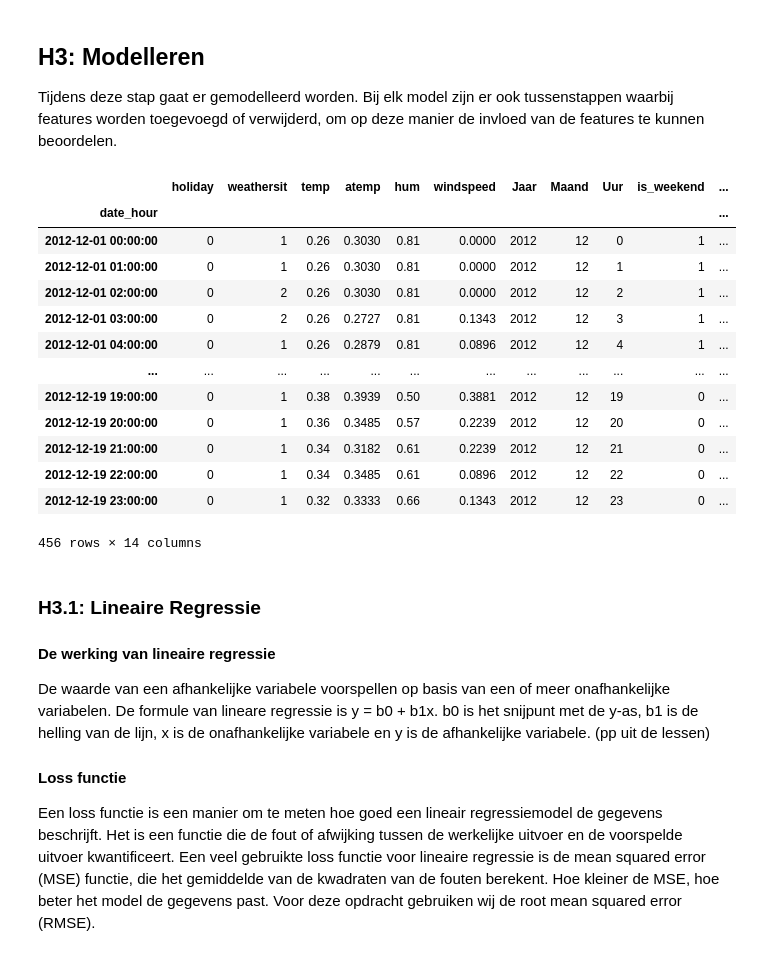
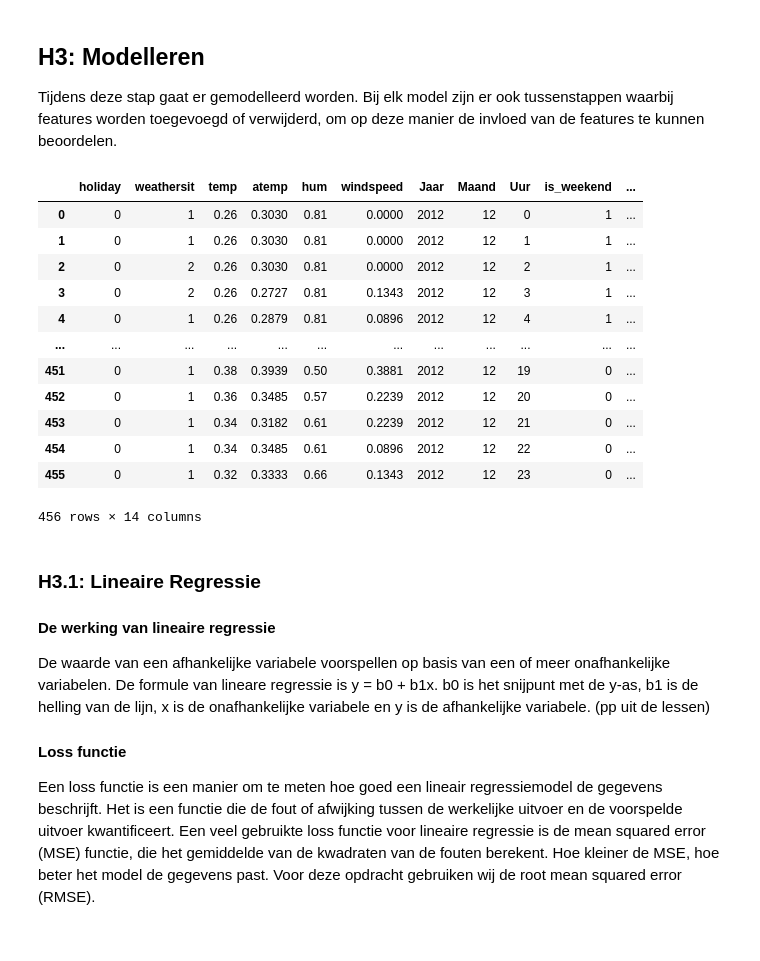
Before and after one commit to BJHeemskerk/MachineLearning, a Jupyter notebook: Verhuuraantallen/Opdracht 2.ipynb, the cells around one changed output. Drawn from its saved outputs; the diff is of its cells as text; code cells hidden in the pictures.

```diff
--- a/Verhuuraantallen/Opdracht 2.ipynb
+++ b/Verhuuraantallen/Opdracht 2.ipynb
@@ -881,25 +879,25 @@ Het voordeel aan boxplots is dat er per waarde op de x-as een verdeling wordt ge
 ## **H3: Modelleren** <a name='h3'></a>
 
 Tijdens deze stap gaat er gemodelleerd worden. Bij elk model zijn er ook tussenstappen waarbij features worden toegevoegd of verwijderd, om op deze manier de invloed van de features te kunnen beoordelen.
-# %%
-df_test = data_voorbereiding(data_test, 'date_hour')
-df_test = df_test.set_index('date_hour').asfreq('H')
-df_test
-# %% [output]
-|  | holiday | weathersit | temp | atemp | hum | windspeed | Jaar | Maand | Uur | is_weekend | ... |
-| date_hour |  |  |  |  |  |  |  |  |  |  | ... |
-| 2012-12-01 00:00:00 | 0 | 1 | 0.26 | 0.3030 | 0.81 | 0.0000 | 2012 | 12 | 0 | 1 | ... |
-| 2012-12-01 01:00:00 | 0 | 1 | 0.26 | 0.3030 | 0.81 | 0.0000 | 2012 | 12 | 1 | 1 | ... |
-| 2012-12-01 02:00:00 | 0 | 2 | 0.26 | 0.3030 | 0.81 | 0.0000 | 2012 | 12 | 2 | 1 | ... |
-| 2012-12-01 03:00:00 | 0 | 2 | 0.26 | 0.2727 | 0.81 | 0.1343 | 2012 | 12 | 3 | 1 | ... |
-| 2012-12-01 04:00:00 | 0 | 1 | 0.26 | 0.2879 | 0.81 | 0.0896 | 2012 | 12 | 4 | 1 | ... |
-| ... | ... | ... | ... | ... | ... | ... | ... | ... | ... | ... | ... |
-| 2012-12-19 19:00:00 | 0 | 1 | 0.38 | 0.3939 | 0.50 | 0.3881 | 2012 | 12 | 19 | 0 | ... |
-| 2012-12-19 20:00:00 | 0 | 1 | 0.36 | 0.3485 | 0.57 | 0.2239 | 2012 | 12 | 20 | 0 | ... |
-| 2012-12-19 21:00:00 | 0 | 1 | 0.34 | 0.3182 | 0.61 | 0.2239 | 2012 | 12 | 21 | 0 | ... |
-| 2012-12-19 22:00:00 | 0 | 1 | 0.34 | 0.3485 | 0.61 | 0.0896 | 2012 | 12 | 22 | 0 | ... |
-| 2012-12-19 23:00:00 | 0 | 1 | 0.32 | 0.3333 | 0.66 | 0.1343 | 2012 | 12 | 23 | 0 | ... |
-456 rows × 14 columns
+# %%
+# Aanpassen van de test dataset
+df_test = data_voorbereiding(data_test, 'date_hour')
+df_test.drop('date_hour', axis=1, inplace=True)
+df_test
+# %% [output]
+|  | holiday | weathersit | temp | atemp | hum | windspeed | Jaar | Maand | Uur | is_weekend | ... |
+| 0 | 0 | 1 | 0.26 | 0.3030 | 0.81 | 0.0000 | 2012 | 12 | 0 | 1 | ... |
+| 1 | 0 | 1 | 0.26 | 0.3030 | 0.81 | 0.0000 | 2012 | 12 | 1 | 1 | ... |
+| 2 | 0 | 2 | 0.26 | 0.3030 | 0.81 | 0.0000 | 2012 | 12 | 2 | 1 | ... |
+| 3 | 0 | 2 | 0.26 | 0.2727 | 0.81 | 0.1343 | 2012 | 12 | 3 | 1 | ... |
+| 4 | 0 | 1 | 0.26 | 0.2879 | 0.81 | 0.0896 | 2012 | 12 | 4 | 1 | ... |
+| ... | ... | ... | ... | ... | ... | ... | ... | ... | ... | ... | ... |
+| 451 | 0 | 1 | 0.38 | 0.3939 | 0.50 | 0.3881 | 2012 | 12 | 19 | 0 | ... |
+| 452 | 0 | 1 | 0.36 | 0.3485 | 0.57 | 0.2239 | 2012 | 12 | 20 | 0 | ... |
+| 453 | 0 | 1 | 0.34 | 0.3182 | 0.61 | 0.2239 | 2012 | 12 | 21 | 0 | ... |
+| 454 | 0 | 1 | 0.34 | 0.3485 | 0.61 | 0.0896 | 2012 | 12 | 22 | 0 | ... |
+| 455 | 0 | 1 | 0.32 | 0.3333 | 0.66 | 0.1343 | 2012 | 12 | 23 | 0 | ... |
+456 rows × 14 columns
 # %%
 def submissie(model, suffix):
     """
```
Also changed, not shown: parts of 31 cells of this notebook, 2 other files.
